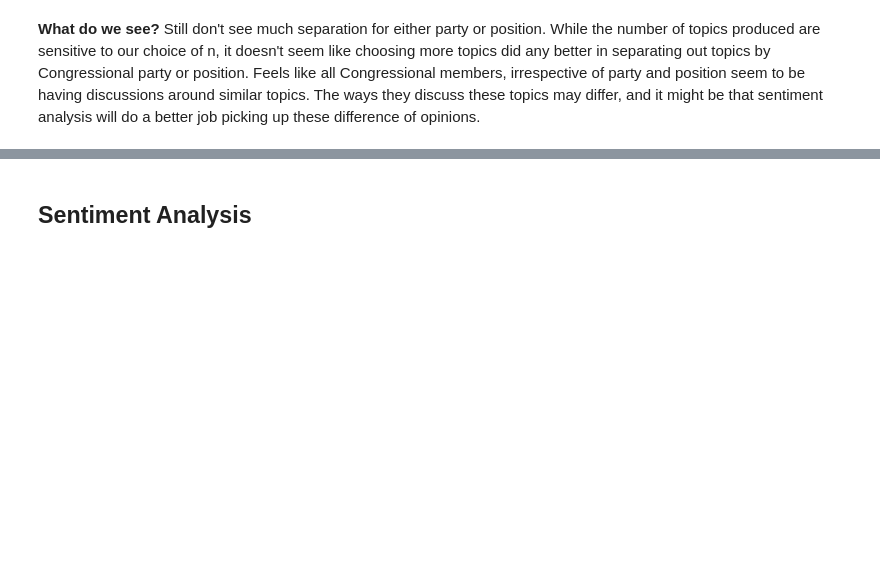
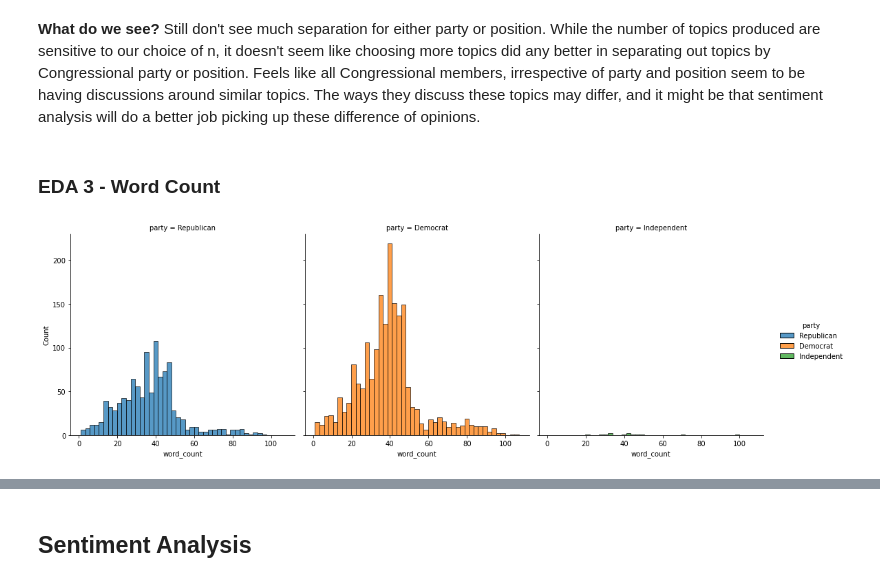
Before and after one commit to reubenp92/CSS_Project_5_Team_6_Spring_2021, a Jupyter notebook: Project 5 Student.ipynb, the cells around one changed output, grey strips where cells are left out. Cells and saved outputs as stored; diff of their text form; code cells hidden in the pictures; blank space fills up the shorter version.

```diff
--- a/Project 5 Student.ipynb
+++ b/Project 5 Student.ipynb
@@ -423,3 +478,13 @@ Name: 9, dtype: float64
 # %% [markdown]
 <b>What do we see?</b>
 Still don't see much separation for either party or position. While the number of topics produced are sensitive to our choice of n, it doesn't seem like choosing more topics did any better in separating out topics by Congressional party or position. Feels like all Congressional members, irrespective of party and position seem to be having discussions around similar topics.  The ways they discuss these topics may differ, and it might be that sentiment analysis will do a better job picking up these difference of opinions.
+# %% [markdown]
+### EDA 3 - Word Count
+# %%
+ct_sub['word_count'] = ct_sub['text'].apply(lambda x: len(str(x).split()))
+# %%
+#for party
+sns.displot(ct_sub, x="word_count", hue = "party", col = "party")
+plt.show()
+# %% [output]
+[figure, added]
```
Also changed, not shown: parts of 52 cells of this notebook.
